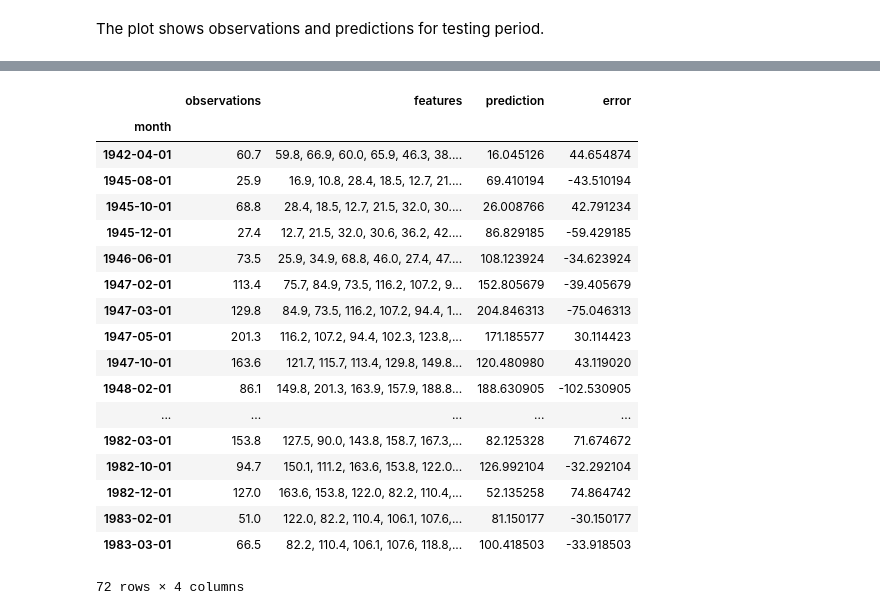
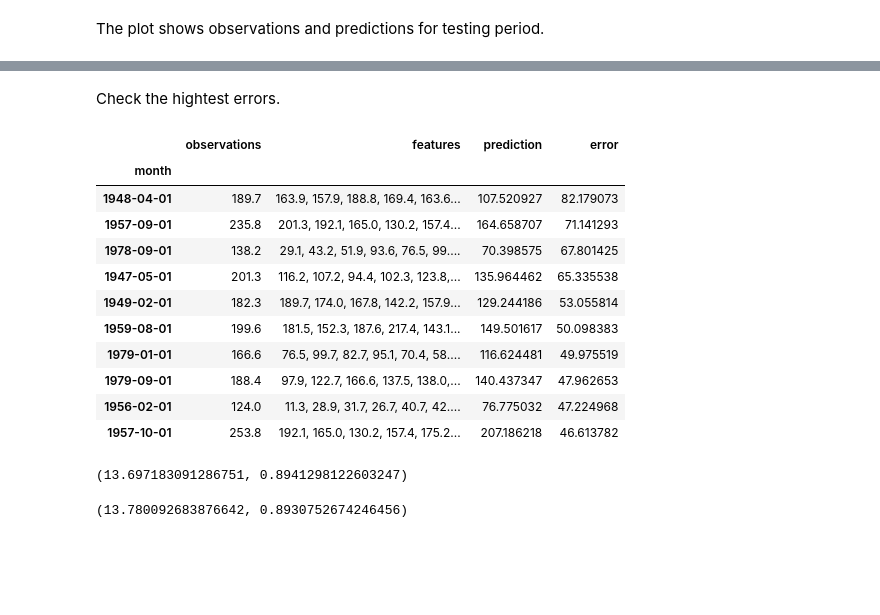
Before and after one commit to lipinski/deep-learning-projects, a Jupyter notebook: ConvolutionalNeuralNetworkForTimeSeries.ipynb, the cells around one changed output, grey strips where cells are left out. Cells and saved outputs as stored; diff of their text form; code cells hidden in the pictures; blank space fills up the shorter version.

```diff
--- a/ConvolutionalNeuralNetworkForTimeSeries.ipynb
+++ b/ConvolutionalNeuralNetworkForTimeSeries.ipynb
@@ -142,7 +150,7 @@ OneDCNN(
 Define a loss function and optimizer.
 # %%
 criterion = nn.MSELoss()
-optimizer = optim.RMSprop(one_dcnn.parameters(), lr=0.0001)
+optimizer = optim.Adam(one_dcnn.parameters(), lr=0.0001, weight_decay=0.01, amsgrad=True)
 # %% [markdown]
 Prepare train and test dataloader.
 # %%
@@ -158,13 +166,12 @@ for epoch in range(n_epoch):
     running_loss = 0.0
     for i, data in enumerate(train_loader):
 #         pdb.set_trace()
-        inputs, labels = data
-        print(inputs.shape)
+        inputs, targets = data
         inputs = inputs.to(device)
-        labels = labels.to(device)
+        targets = targets.to(device)
         optimizer.zero_grad()
         outputs = one_dcnn(inputs)
-        loss = criterion(outputs, labels)
+        loss = criterion(outputs, targets)
         loss.backward()
         optimizer.step()
 
@@ -191,13 +193,13 @@ test_loss = 0
 correct = 0
 predictions = list()
 features = list()
-labels = list()
+_targets = list()
 with torch.no_grad():
-    for data, target in test_loader:
-        features.append(data)
-        predictions.append(one_dcnn(data.to(device)))
-        labels.append(target)
+    for data, targets in test_loader:
+        features.extend(list(data.to('cpu').numpy()))
+        predictions.extend(list(one_dcnn(data.to(device)).to('cpu').numpy()))
+        _targets.extend(list(targets.to(device).to('cpu').numpy()))
 
-predictions = np.array(list(map(lambda x: x.to('cpu').numpy(), predictions))).flatten()
-labels = np.array(list(map(lambda x: x.numpy(), labels))).flatten()
-features  = np.array(list(map(lambda x: x.numpy(), features))).reshape(-1, D_in)
+predictions = np.array(predictions)
+targets = np.array(_targets)
+features  = np.array(features)
@@ -234,6 +208,6 @@ uni_df[uni_df.index > threshold_month]
 # %%
-test_df = uni_df[uni_df.index > threshold_month].loc['1939-12-01':'1983-07-01', :]
-test_df.loc[:, 'features'] = list(map(lambda x: ', '.join(map(str, x)), features))
+test_df = uni_df[uni_df.index > threshold_month].loc['1940-10-01':, :]
+test_df.loc[:, 'features'] = list(map(lambda x: ', '.join(map(lambda x: str(x[0]), x)), features))
 test_df['prediction'] = predictions
 test_df['prediction'] = test_df['prediction']
 test_df.drop('features', axis=1).plot(figsize=(20, 4), lw=1, alpha=0.8)
@@ -249,23 +223,26 @@ test_df.error.plot(figsize=(20, 4))
+# %% [markdown]
+Check the hightest errors.
 # %%
 pd.set_option('display.max_colwidth', -1)
-display(test_df[np.abs(test_df.error) >= 30])
+display(test_df.sort_values('error', ascending=False).head(10))
 # %% [output]
 |  | observations | features | prediction | error |
 | month |  |  |  |  |
-| 1942-04-01 | 60.7 | 59.8, 66.9, 60.0, 65.9, 46.3, 38.... | 16.045126 | 44.654874 |
-| 1945-08-01 | 25.9 | 16.9, 10.8, 28.4, 18.5, 12.7, 21.... | 69.410194 | -43.510194 |
-| 1945-10-01 | 68.8 | 28.4, 18.5, 12.7, 21.5, 32.0, 30.... | 26.008766 | 42.791234 |
-| 1945-12-01 | 27.4 | 12.7, 21.5, 32.0, 30.6, 36.2, 42.... | 86.829185 | -59.429185 |
-| 1946-06-01 | 73.5 | 25.9, 34.9, 68.8, 46.0, 27.4, 47.... | 108.123924 | -34.623924 |
-| 1947-02-01 | 113.4 | 75.7, 84.9, 73.5, 116.2, 107.2, 9... | 152.805679 | -39.405679 |
-| 1947-03-01 | 129.8 | 84.9, 73.5, 116.2, 107.2, 94.4, 1... | 204.846313 | -75.046313 |
-| 1947-05-01 | 201.3 | 116.2, 107.2, 94.4, 102.3, 123.8,... | 171.185577 | 30.114423 |
-| 1947-10-01 | 163.6 | 121.7, 115.7, 113.4, 129.8, 149.8... | 120.480980 | 43.119020 |
-| 1948-02-01 | 86.1 | 149.8, 201.3, 163.9, 157.9, 188.8... | 188.630905 | -102.530905 |
-| ... | ... | ... | ... | ... |
-| 1982-03-01 | 153.8 | 127.5, 90.0, 143.8, 158.7, 167.3,... | 82.125328 | 71.674672 |
-| 1982-10-01 | 94.7 | 150.1, 111.2, 163.6, 153.8, 122.0... | 126.992104 | -32.292104 |
-| 1982-12-01 | 127.0 | 163.6, 153.8, 122.0, 82.2, 110.4,... | 52.135258 | 74.864742 |
-| 1983-02-01 | 51.0 | 122.0, 82.2, 110.4, 106.1, 107.6,... | 81.150177 | -30.150177 |
-| 1983-03-01 | 66.5 | 82.2, 110.4, 106.1, 107.6, 118.8,... | 100.418503 | -33.918503 |
+| 1948-04-01 | 189.7 | 163.9, 157.9, 188.8, 169.4, 163.6... | 107.520927 | 82.179073 |
+| 1957-09-01 | 235.8 | 201.3, 192.1, 165.0, 130.2, 157.4... | 164.658707 | 71.141293 |
+| 1978-09-01 | 138.2 | 29.1, 43.2, 51.9, 93.6, 76.5, 99.... | 70.398575 | 67.801425 |
+| 1947-05-01 | 201.3 | 116.2, 107.2, 94.4, 102.3, 123.8,... | 135.964462 | 65.335538 |
+| 1949-02-01 | 182.3 | 189.7, 174.0, 167.8, 142.2, 157.9... | 129.244186 | 53.055814 |
+| 1959-08-01 | 199.6 | 181.5, 152.3, 187.6, 217.4, 143.1... | 149.501617 | 50.098383 |
+| 1979-01-01 | 166.6 | 76.5, 99.7, 82.7, 95.1, 70.4, 58.... | 116.624481 | 49.975519 |
+| 1979-09-01 | 188.4 | 97.9, 122.7, 166.6, 137.5, 138.0,... | 140.437347 | 47.962653 |
+| 1956-02-01 | 124.0 | 11.3, 28.9, 31.7, 26.7, 40.7, 42.... | 76.775032 | 47.224968 |
+| 1957-10-01 | 253.8 | 192.1, 165.0, 130.2, 157.4, 175.2... | 207.186218 | 46.613782 |
-72 rows × 4 columns
+# %%
+mean_absolute_error(test_df.observations, test_df.prediction), r2_score(test_df.observations, test_df.prediction)
+# %% [output]
+(13.697183091286751, 0.8941298122603247)
+# %%
+mean_absolute_error(test_df.observations, test_df.prediction), r2_score(test_df.observations, test_df.prediction)
+# %% [output]
+(13.780092683876642, 0.8930752674246456)
```
Also changed, not shown: parts of 11 cells of this notebook.
